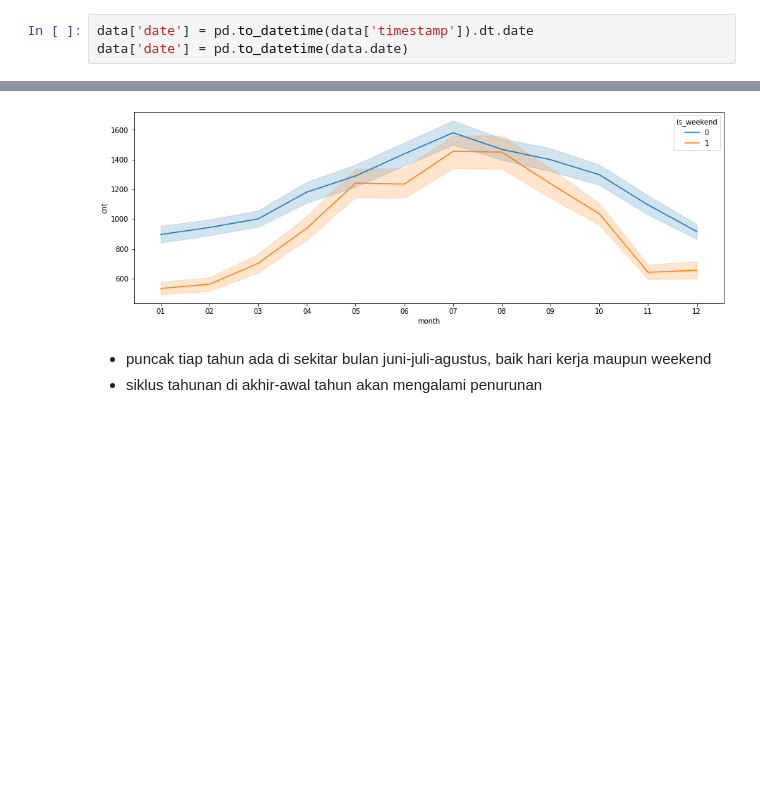
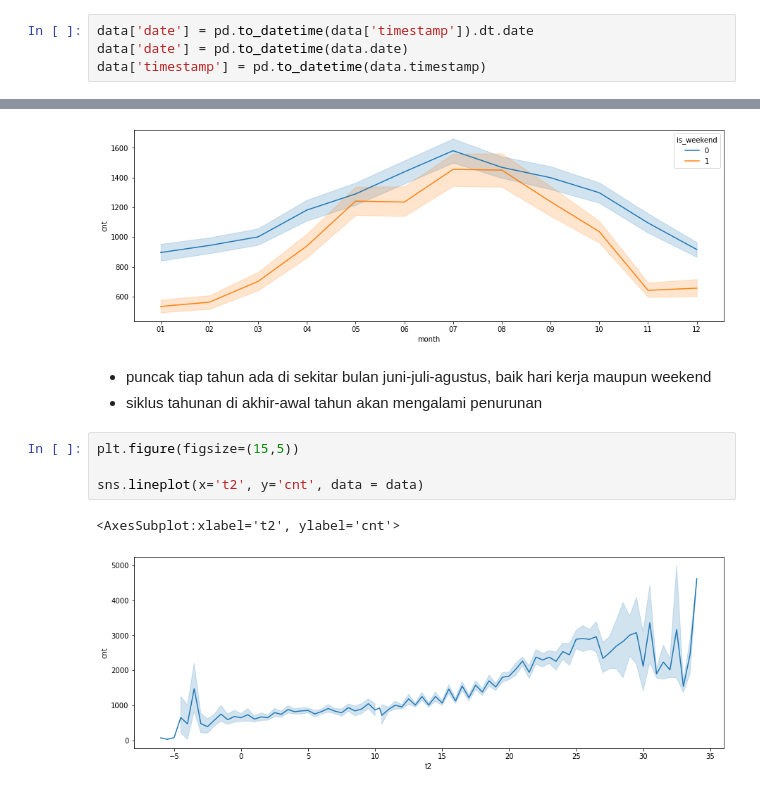
Before and after one commit to royandhika/london_bike_share, a Jupyter notebook: bike_share.ipynb, the cells around one changed output, grey strips where cells are left out. Saved outputs shown, nothing was run; the diff lists cells and outputs as text; blank space fills up the shorter version.

```diff
--- a/bike_share.ipynb
+++ b/bike_share.ipynb
@@ -70,6 +69,7 @@ data[['weather_code', 'is_holiday', 'is_weekend', 'season']] = data[['weather_co
 # %%
 data['date'] = pd.to_datetime(data['timestamp']).dt.date
 data['date'] = pd.to_datetime(data.date)
+data['timestamp'] = pd.to_datetime(data.timestamp)
 # %%
 data['year'] = data['date'].dt.strftime('%Y')
 data['month'] = data['date'].dt.strftime('%m')
@@ -217,3 +226,10 @@ sns.lineplot(x='month', y='cnt', data = data, hue='is_weekend');
 # %% [markdown]
 - puncak tiap tahun ada di sekitar bulan juni-juli-agustus, baik hari kerja maupun weekend
 - siklus tahunan di akhir-awal tahun akan mengalami penurunan
+# %%
+plt.figure(figsize=(15,5))
+
+sns.lineplot(x='t2', y='cnt', data = data)
+# %% [output]
+<AxesSubplot:xlabel='t2', ylabel='cnt'>
+[figure, added]
```
Also changed, not shown: parts of 9 cells of this notebook.
